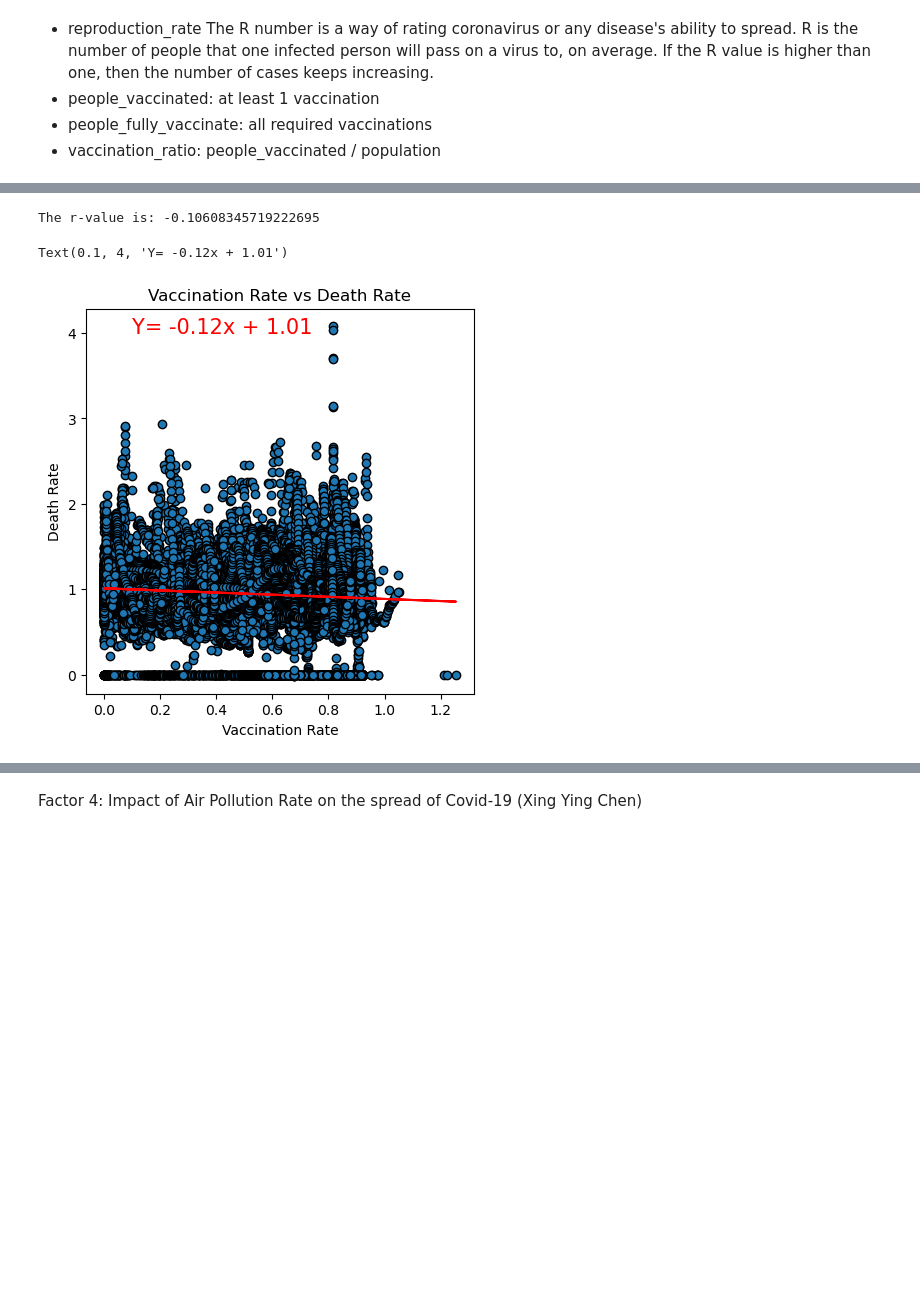
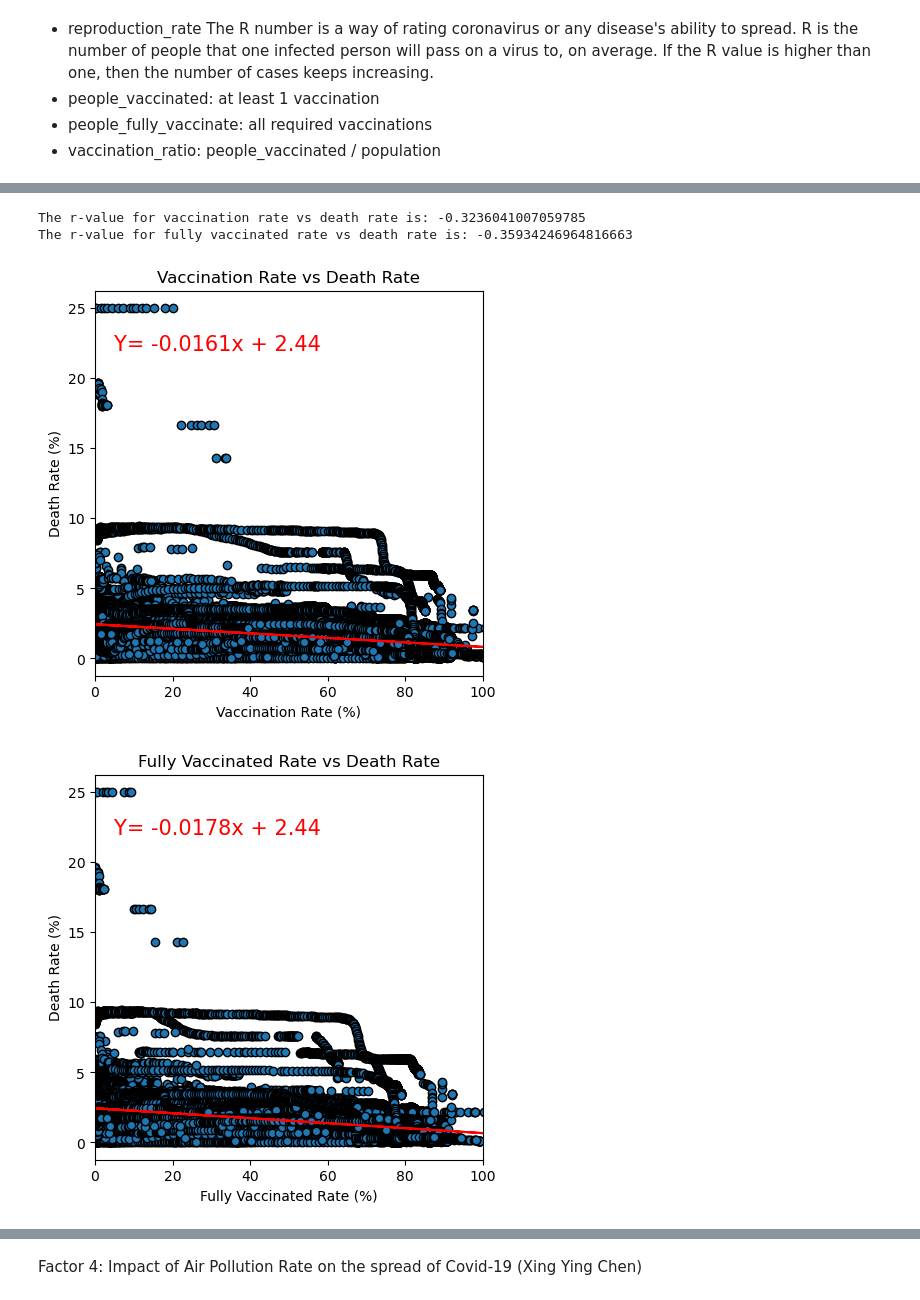
Before and after one commit to NysB/Project_1_Group_3, a Jupyter notebook: factors_covid.ipynb, the cells around one changed output, grey strips where cells are left out. Drawn from its saved outputs; the diff is of its cells as text; code cells hidden in the pictures; blank space fills up the shorter version.

```diff
--- a/factors_covid.ipynb
+++ b/factors_covid.ipynb
@@ -41,11 +42,10 @@ vaccination_df = pd.merge(vaccination_cases_df, vaccination_rate_df,on=["locatio
 
 vaccination_df = vaccination_df[["location",
                                  "date",
+                                 "total_cases",
                                  "total_deaths",
                                  "new_deaths",
                                  "reproduction_rate",
                                  "people_vaccinated",
                                  "people_fully_vaccinated",
                                  "population"]]
-
-vaccination_df.head()
@@ -75,16 +68,16 @@ for index, row in vaccination_df.iterrows():
     current_population = row["population"]
     current_vaccinated = row["people_vaccinated"]
     current__fully_vaccinated = row["people_fully_vaccinated"]
-    current_new_deaths = row["new_deaths"]
+    current_total_cases = row["total_cases"]
+    current_new_deaths = row["total_deaths"]
 
-    vaccination_rate.append(current_vaccinated/current_population)
-    fully_vaccination_rate.append(current__fully_vaccinated/current_population)
-    death_rate.append(current_new_deaths/current_population)
+    vaccination_rate.append((current_vaccinated/current_population)*100)
+    fully_vaccination_rate.append((current__fully_vaccinated/current_population)*100)
+    if current_total_cases == 0:
+        death_rate.append(0)
+    else:
+        death_rate.append((current_new_deaths/current_total_cases)*100)
 
 vaccination_df["Vaccination Rate"] = vaccination_rate
 vaccination_df["Fully Vaccinated Rate"] = fully_vaccination_rate
 vaccination_df["Death Rate"] = death_rate
-
-# Show Dataframe
-
-vaccination_df.head()
@@ -173,41 +172,70 @@ Text(0.1, 4, 'Y= 0.03x + 0.98')
 # %%
 # Analyse connection between Vaccination Rate & Death Rate
 
 ## Clean Dataset
 ### Remove all rows for which we do not have a Death Rate
 
 vaccination_death_df = vaccination_df.drop(vaccination_df[vaccination_df["Death Rate"] == 0].index)
 
 ### Remove all rows for which we do not have any vaccinated people
 
 vaccination_death_df = vaccination_death_df.drop(vaccination_death_df[vaccination_death_df["people_vaccinated"] == 0].index)
 
 
 ## Scatter plot + linear regression for vaccination rate vs. reproduction rate
 
 x_axis = vaccination_death_df["Vaccination Rate"]
-y_axis = vaccination_death_df["reproduction_rate"]
+y_axis = vaccination_death_df["Death Rate"]
 
 plt.figure(figsize=(5,5))
 plt.tight_layout()
-plt.xlabel("Vaccination Rate")
-plt.ylabel("Death Rate")
+plt.xlabel("Vaccination Rate (%)")
+plt.ylabel("Death Rate (%)")
 plt.title("Vaccination Rate vs Death Rate")
+plt.xlim(0, 100)
 
 plt.scatter(x_axis,y_axis,marker="o",edgecolors="black")
 
 # Add linear regression
 
 (slope, intercept, rvalues, pvalue, stderr) = st.linregress(x_axis, y_axis)
 regress_values = x_axis * slope + intercept
-line_eq = "Y= " + str(round(slope,2)) + "x + " + str(round(intercept,2))
-print("The r-value is: " + str(rvalues))
+line_eq = "Y= " + str(round(slope,4)) + "x + " + str(round(intercept,2))
+print("The r-value for vaccination rate vs death rate is: " + str(rvalues))
 plt.plot(x_axis, regress_values, "r-")
-plt.annotate(line_eq, xy=(0.1,4),fontsize = 15, color = "red")
+plt.annotate(line_eq, xy=(5,22),fontsize = 15, color = "red")
+plt.savefig("Result\Vaccination Rate vs Death Rate.png")
+
+## Scatter plot + linear regression for fully vaccinated rate vs. reproduction rate
+
+fully_vaccination_death_df = vaccination_death_df.drop(vaccination_death_df[vaccination_death_df["people_fully_vaccinated"] == 0].index)
+
+x_axis = fully_vaccination_death_df["Fully Vaccinated Rate"]
+y_axis = fully_vaccination_death_df["Death Rate"]
+
+plt.figure(figsize=(5,5))
+plt.tight_layout()
+plt.xlabel("Fully Vaccinated Rate (%)")
+plt.ylabel("Death Rate (%)")
+plt.title("Fully Vaccinated Rate vs Death Rate")
+plt.xlim(0, 100)
+
+plt.scatter(x_axis,y_axis,marker="o",edgecolors="black")
+
+# Add linear regression
+
+(slope, intercept, rvalues, pvalue, stderr) = st.linregress(x_axis, y_axis)
+regress_values = x_axis * slope + intercept
+line_eq = "Y= " + str(round(slope,4)) + "x + " + str(round(intercept,2))
+print("The r-value for fully vaccinated rate vs death rate is: " + str(rvalues))
+plt.plot(x_axis, regress_values, "r-")
+plt.annotate(line_eq, xy=(5,22),fontsize = 15, color = "red")
+plt.savefig("Result\Fully Vaccinated Rate vs Death Rate.png")
 # %% [output]
-The r-value is: -0.10608345719222695
+The r-value for vaccination rate vs death rate is: -0.3236041007059785
+The r-value for fully vaccinated rate vs death rate is: -0.35934246964816663
-Text(0.1, 4, 'Y= -0.12x + 1.01')
-[figure, old version]
+[figure, new version]
+[figure, added]
 # %%
 # Analyse connection based on bins
 
```
Also changed, not shown: parts of 10 cells of this notebook, 9 other files.
